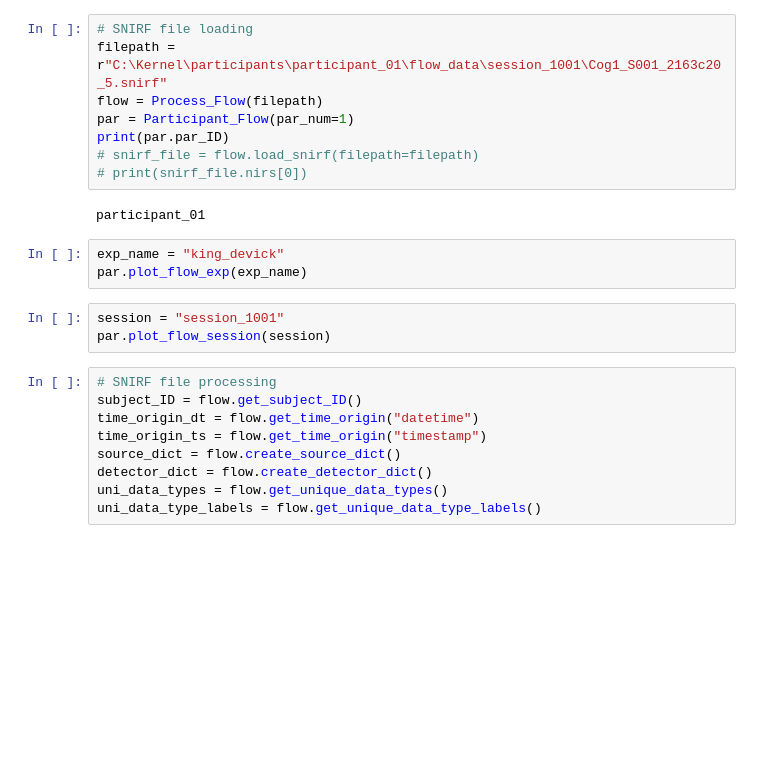
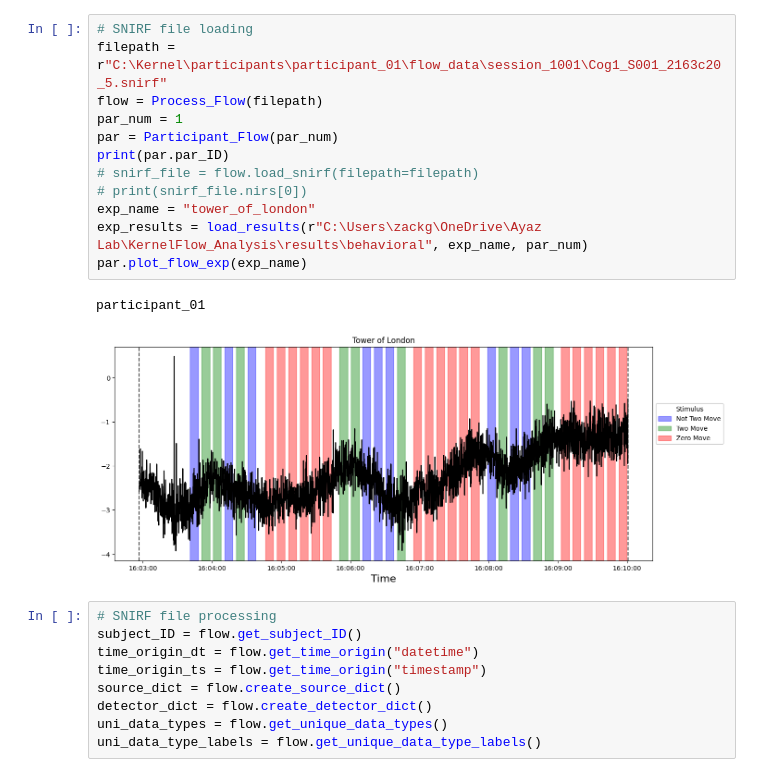
Before and after one commit to AyazLab/KernelFlow_Analysis, a Jupyter notebook: flow_analysis.ipynb, the cells around one changed output. Drawn from its saved outputs; the diff is of its cells as text; blank space fills up the shorter version.

Commit message:
Add function to plot Kernel Flow data for an experiment

```diff
--- a/flow_analysis.ipynb
+++ b/flow_analysis.ipynb
@@ -368,19 +413,18 @@ class Participant_Flow:
 # %%
 # SNIRF file loading
 filepath = r"C:\Kernel\participants\participant_01\flow_data\session_1001\Cog1_S001_2163c20_5.snirf"
 flow = Process_Flow(filepath)
-par = Participant_Flow(par_num=1)
+par_num = 1
+par = Participant_Flow(par_num)
 print(par.par_ID)
 # snirf_file = flow.load_snirf(filepath=filepath)
 # print(snirf_file.nirs[0])
+exp_name = "tower_of_london"
+exp_results = load_results(r"C:\Users\zackg\OneDrive\Ayaz Lab\KernelFlow_Analysis\results\behavioral", exp_name, par_num)
+par.plot_flow_exp(exp_name)
 # %% [output]
 participant_01
+[figure, added]
-# %%
-exp_name = "king_devick"
-par.plot_flow_exp(exp_name)
-# %%
-session = "session_1001"
-par.plot_flow_session(session)
 # %%
 # SNIRF file processing
 subject_ID = flow.get_subject_ID()
```
Also changed, not shown: parts of 2 cells of this notebook, 1 other file.
